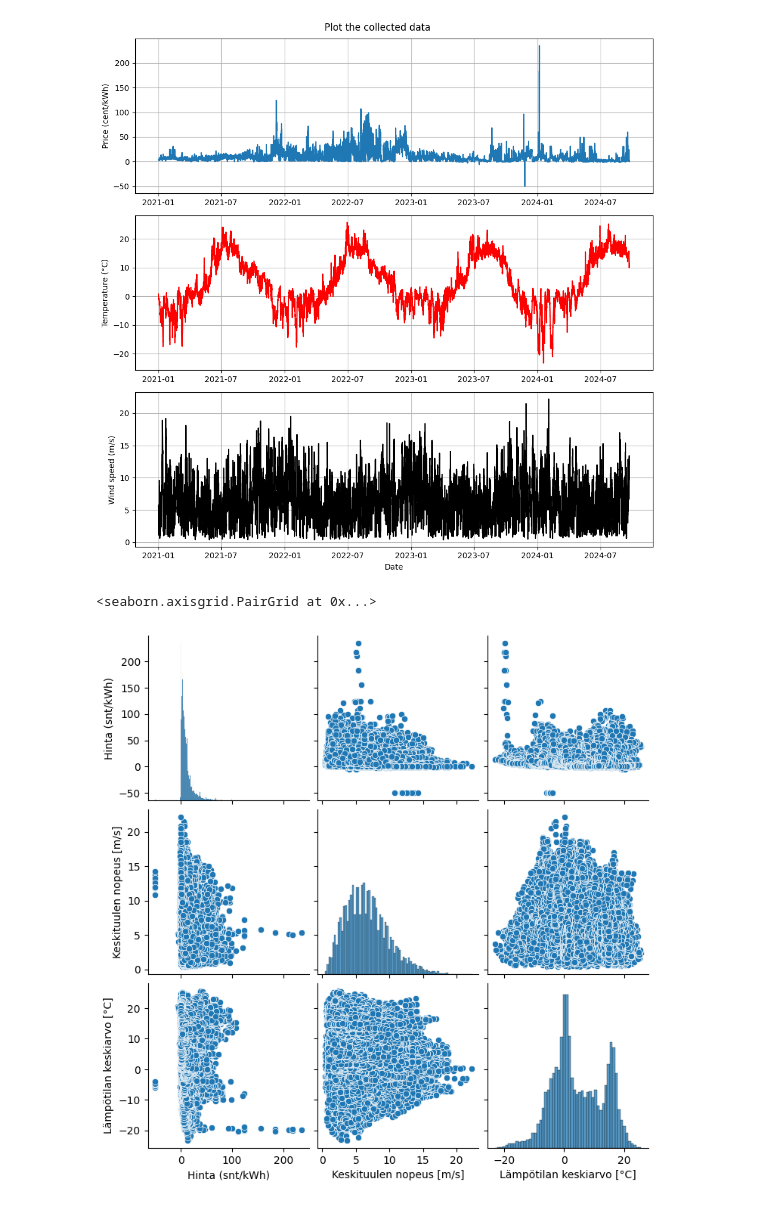
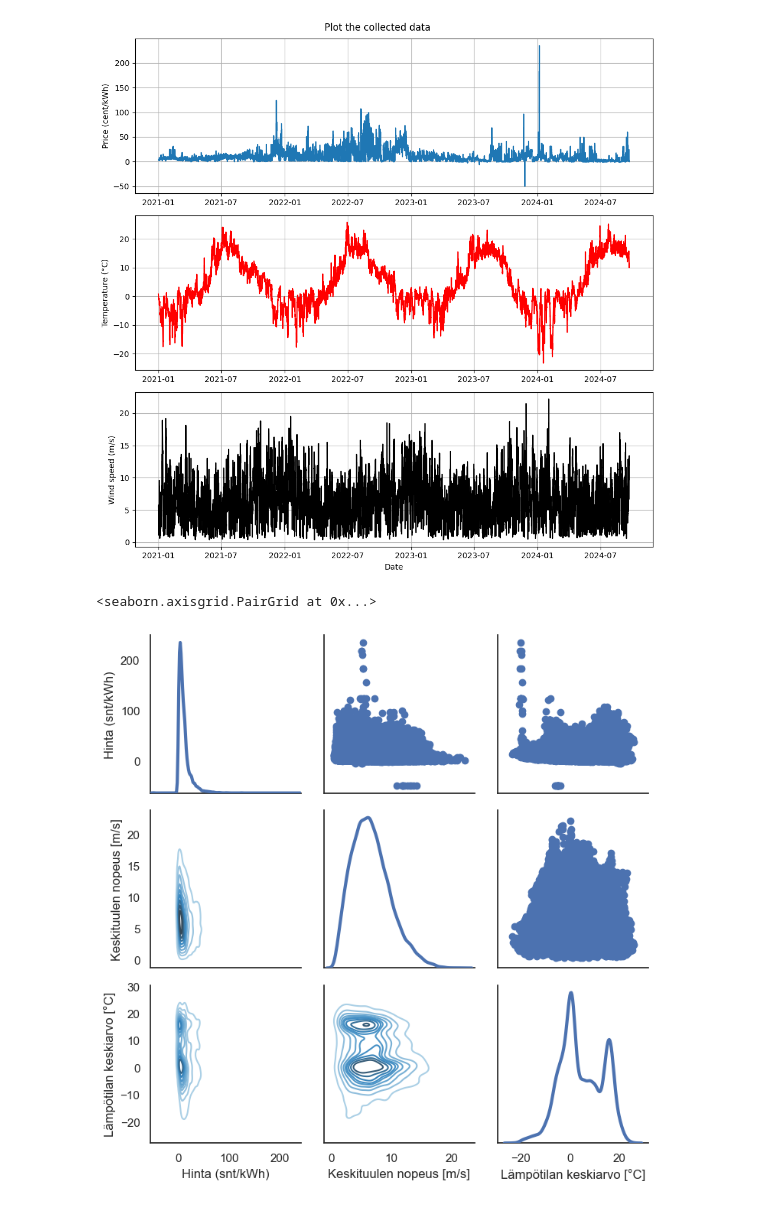
Before and after one commit to pirstov/Intro_to_DS_project, a Jupyter notebook: notebook.ipynb, the cells around one changed output. Drawn from its saved outputs; the diff is of its cells as text; code cells hidden in the pictures.

```diff
--- a/notebook.ipynb
+++ b/notebook.ipynb
@@ -158,13 +158,24 @@ def print_data(df):
 print_data(df)
 # %% [output]
 [figure]
-# %%
-import seaborn as sns
-
-sns.pairplot(df)
-# %% [output]
-<seaborn.axisgrid.PairGrid at 0x...>
-[figure, removed]
+# %%
+# Some EDA
+import seaborn as sns
+
+sns.set_theme(style="white")
+g = sns.PairGrid(df, diag_sharey=False)
+g.map_lower(sns.kdeplot, cmap='Blues_d')
+g.map_upper(plt.scatter)
+g.map_diag(sns.kdeplot, lw=1.5)
+
+
+# What else
+# plot the quantities so that each graph is one week?
+# Box plots to examine outliers
+# average values, e.g., if/when more locations with temp/wind measurements are taken into use
+# %% [output]
+<seaborn.axisgrid.PairGrid at 0x...>
+[figure, added]
 # %%
 # Pruning: there are a few extreme outliers in the electricity price data
 # - one day there was an extreme negative price in the electricity due to market operator mistake -> Can be removed with citation to a news statement related to this case
```
Also changed, not shown: parts of 1 cell of this notebook.
